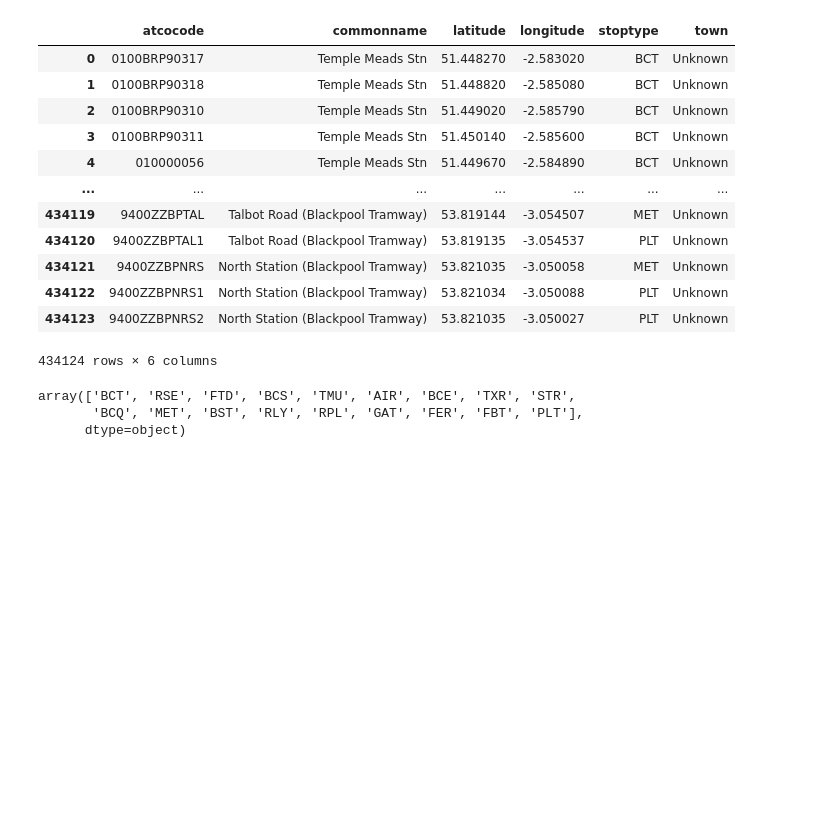
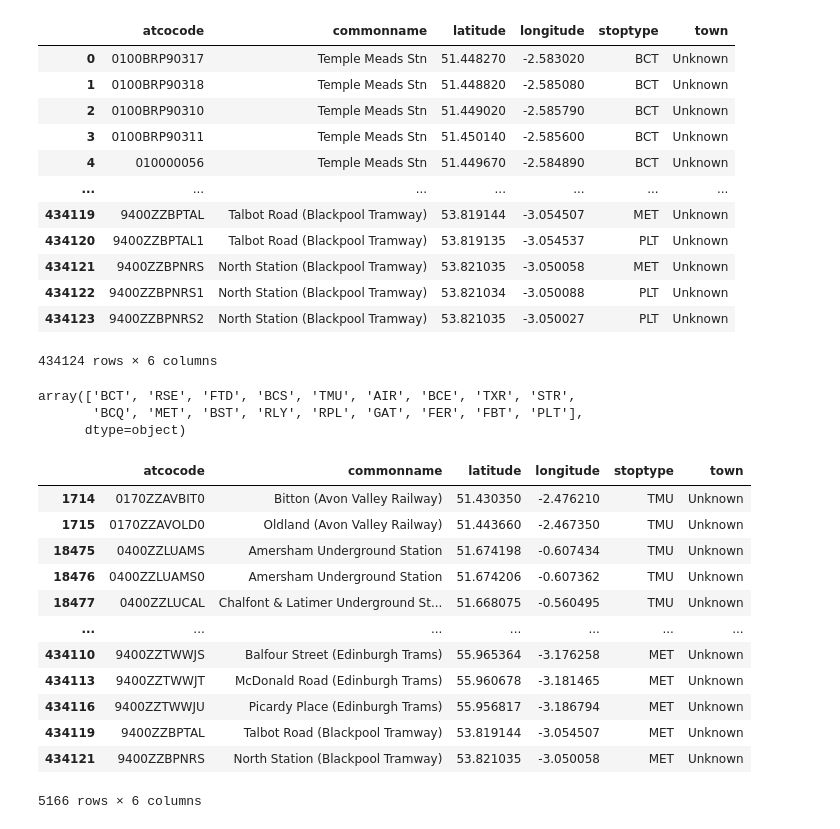
Before and after one commit to jonathanskuy/london-property-price-prediction, a Jupyter notebook: notebooks/data_cleaning.ipynb, the cells around one changed output. Cells and saved outputs as stored; diff of their text form; code cells hidden in the pictures; blank space fills up the shorter version.

Commit message:
Additional Data Cleaning for Stops Data

```diff
--- a/notebooks/data_cleaning.ipynb
+++ b/notebooks/data_cleaning.ipynb
@@ -706,5 +706,23 @@ df_stops['stoptype'].unique()
 array(['BCT', 'RSE', 'FTD', 'BCS', 'TMU', 'AIR', 'BCE', 'TXR', 'STR',
        'BCQ', 'MET', 'BST', 'RLY', 'RPL', 'GAT', 'FER', 'FBT', 'PLT'],
       dtype=object)
+# %%
+df_stops = df_stops[df_stops['stoptype'].isin(['RLY', 'MET', 'TMU'])]
+
+df_stops
+# %% [output]
+|  | atcocode | commonname | latitude | longitude | stoptype | town |
+| 1714 | 0170ZZAVBIT0 | Bitton (Avon Valley Railway) | 51.430350 | -2.476210 | TMU | Unknown |
+| 1715 | 0170ZZAVOLD0 | Oldland (Avon Valley Railway) | 51.443660 | -2.467350 | TMU | Unknown |
+| 18475 | 0400ZZLUAMS | Amersham Underground Station | 51.674198 | -0.607434 | TMU | Unknown |
+| 18476 | 0400ZZLUAMS0 | Amersham Underground Station | 51.674206 | -0.607362 | TMU | Unknown |
+| 18477 | 0400ZZLUCAL | Chalfont & Latimer Underground St... | 51.668075 | -0.560495 | TMU | Unknown |
+| ... | ... | ... | ... | ... | ... | ... |
+| 434110 | 9400ZZTWWJS | Balfour Street (Edinburgh Trams) | 55.965364 | -3.176258 | MET | Unknown |
+| 434113 | 9400ZZTWWJT | McDonald Road (Edinburgh Trams) | 55.960678 | -3.181465 | MET | Unknown |
+| 434116 | 9400ZZTWWJU | Picardy Place (Edinburgh Trams) | 55.956817 | -3.186794 | MET | Unknown |
+| 434119 | 9400ZZBPTAL | Talbot Road (Blackpool Tramway) | 53.819144 | -3.054507 | MET | Unknown |
+| 434121 | 9400ZZBPNRS | North Station (Blackpool Tramway) | 53.821035 | -3.050058 | MET | Unknown |
+5166 rows × 6 columns
 # %%
 df_stops.to_parquet('../data/processed/stops_clean.parquet', index=False)
```
Also changed, not shown: 1 other file.
